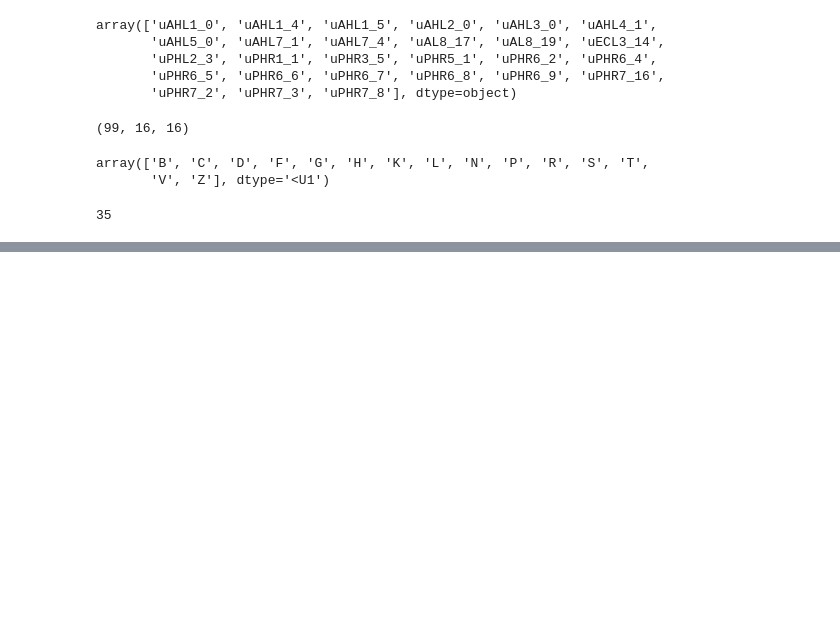
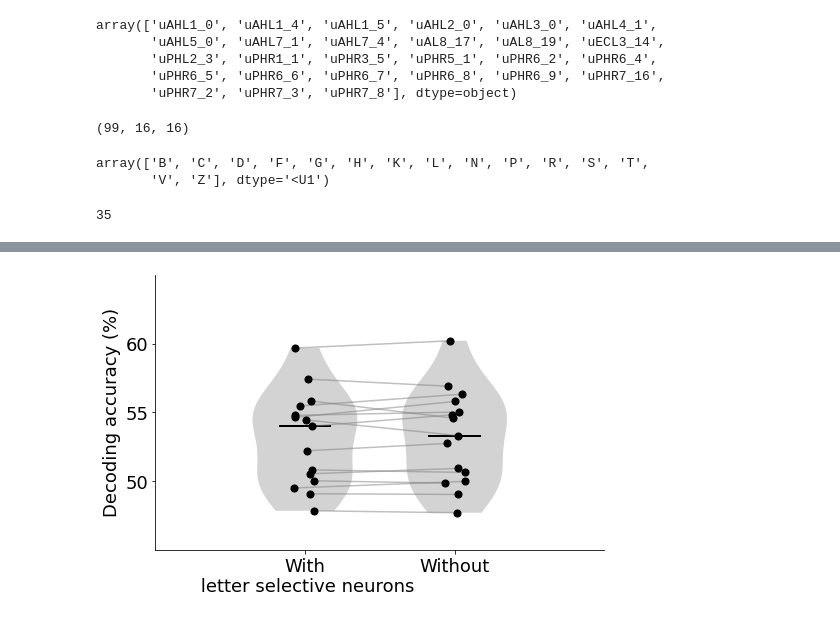
Before and after one commit to CostaFilippo/FC_letter_decoding, a Jupyter notebook: Code/2a_letter_decoding.ipynb, the cells around one changed output, grey strips where cells are left out. Saved outputs shown, nothing was run; the diff lists cells and outputs as text; code cells hidden in the pictures; blank space fills up the shorter version.

```diff
--- a/Code/2a_letter_decoding.ipynb
+++ b/Code/2a_letter_decoding.ipynb
@@ -350,7 +336,7 @@ for outSub in [0]: #np.unique(subj):
 letter_acc = []
 for k in range(50):
     al_real = []
-    all_Letters = np.load(f'../single_letter_50_{k}.npy')
+    all_Letters = np.load(f'../../FC_letter_decoding_updated/Results/single_letter_50_{k}.npy')
     for letter_index in range(15):
         al_real.append(np.diag(all_Letters[letter_index]))
     al_real = np.array(al_real)  # shape: (n_subjects, n_times)
@@ -358,10 +344,22 @@ for k in range(50):
 letter_acc = np.array(letter_acc)
 print(letter_acc.shape)
 
+letter_acc_noLetterNeurons = []
+for k in range(50):
+    al_real = []
+    all_Letters = np.load(f'../Results/single_letter_noLetterNeurons_{k}.npy')
+    for letter_index in range(15):
+        al_real.append(np.diag(all_Letters[letter_index]))
+    al_real = np.array(al_real)  # shape: (n_subjects, n_times)
+    letter_acc_noLetterNeurons.append(al_real)
+letter_acc_noLetterNeurons = np.array(letter_acc_noLetterNeurons)
+print(letter_acc_noLetterNeurons.shape)
+
+
 letter_shuffle_acc = []
-for k in range(30):
+for k in range(200):
     al_real = []
-    all_Letters = np.load(f'../single_letter_50_shuffle_{k}.npy')
+    all_Letters = np.load(f'../Results/single_letter_shuffle_{k}.npy')
     for letter_index in range(15):
         al_real.append(np.diag(all_Letters[letter_index]))
     al_real = np.array(al_real)  # shape: (n_subjects, n_times)
@@ -378,3 +526,81 @@ print(letter_shuffle_acc.shape)
+# %%
+import numpy as np
+import matplotlib.pyplot as plt
+
+plt.rcParams.update({
+    "font.size": 18,
+    "axes.labelsize": 18,
+    "axes.titlesize": 18,
+    "xtick.labelsize": 18,
+    "ytick.labelsize": 18,
+})
+
+# Expect shapes (L,)
+a = np.asarray(last_true).ravel()
+b = np.asarray(last_true_noLetterNeurons).ravel()
+assert a.shape == b.shape, "Both conditions must have same shape (L,)"
+
+L = a.shape[0]
+
+# X positions
+x1, x2 = 1, 2
+
+fig, ax = plt.subplots(figsize=(7.5, 5.0))
+
+# Violin plots (gray)
+parts = ax.violinplot([a, b],
+                      positions=[x1, x2],
+                      widths=0.7,
+                      showmeans=False,
+                      showmedians=True,
+                      showextrema=False)
+
+for pc in parts['bodies']:
+    pc.set_facecolor("lightgray")
+    pc.set_edgecolor("None")
+    pc.set_alpha(1.0)
+
+# Median line styling
+if 'cmedians' in parts:
+    parts['cmedians'].set_color("black")
+    parts['cmedians'].set_linewidth(2)
+
+# Jitter for scatter points
+rng = np.random.default_rng(0)
+jitter = 0.07
+xa = x1 + rng.uniform(-jitter, jitter, size=L)
+xb = x2 + rng.uniform(-jitter, jitter, size=L)
+
+# Scatter points (black)
+ax.scatter(xa, a, s=50, color="black", zorder=3)
+ax.scatter(xb, b, s=50, color="black", zorder=3)
+
+# Paired lines connecting each letter (gray)
+for i in range(L):
+    ax.plot([xa[i], xb[i]],
+            [a[i], b[i]],
+            color="gray",
+            alpha=0.5,
+            linewidth=1.5,
+            zorder=2)
+
+# Formatting
+ax.set_xticks([x1, x2])
+ax.set_xticklabels(["With\n letter selective neurons", "Without"])
+ax.set_ylabel("Decoding accuracy (%)")
+
+# Y-axis ticks only at 50, 55, 60
+ax.set_yticks([0.5,0.55,0.6],[50, 55, 60])
+ax.set_ylim(0.45, 0.65)
+ax.set_xlim(0,3)
+ax.spines["top"].set_visible(False)
+ax.spines["right"].set_visible(False)
+
+plt.tight_layout()
+plt.savefig('withwithout_selectivity.svg',dpi=200)
+plt.show()
+# %% [output]
+[figure, added]
 # %%
 import numpy as np
 import pandas as pd
```
Also changed, not shown: parts of 14 cells of this notebook, 37 other files.
